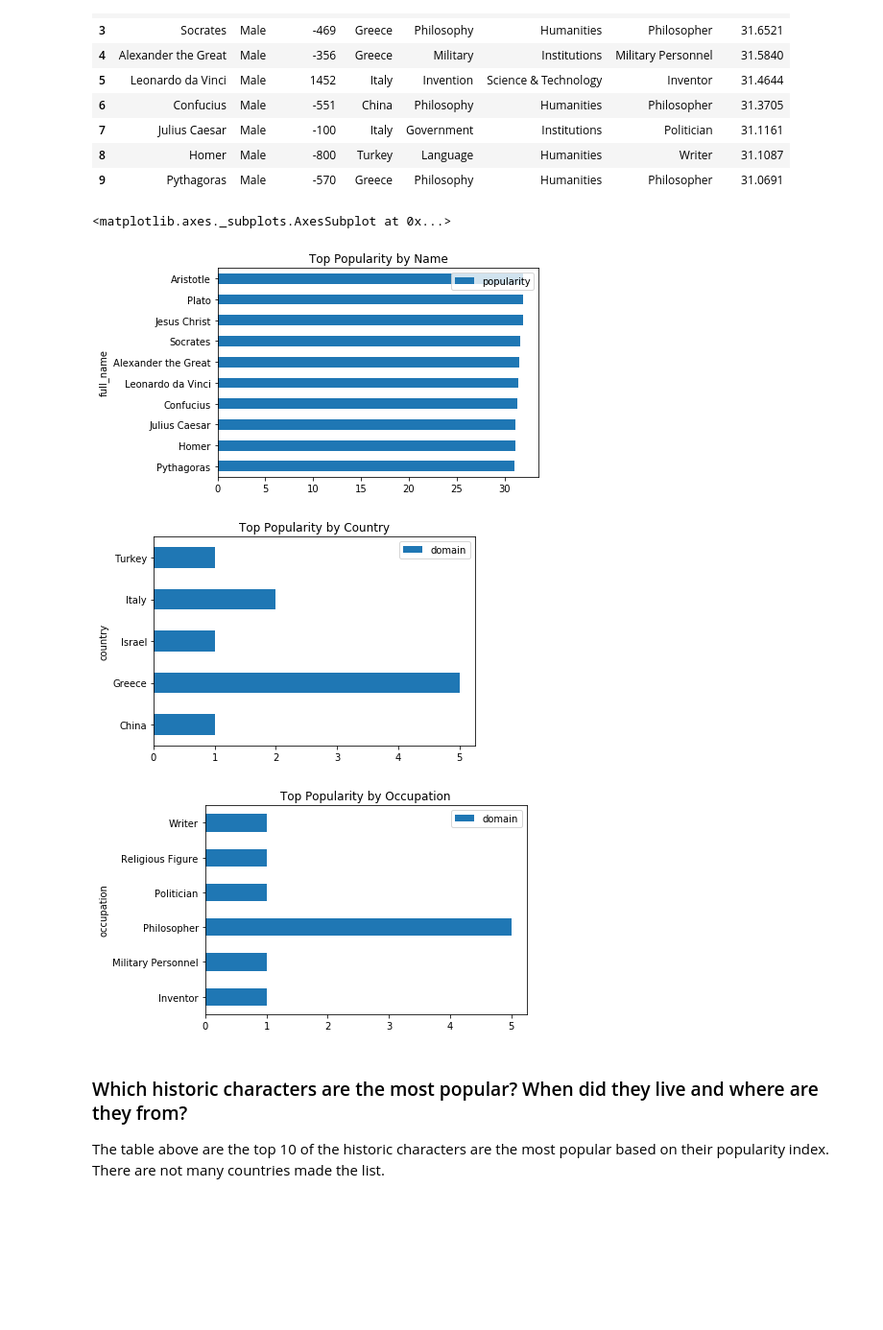
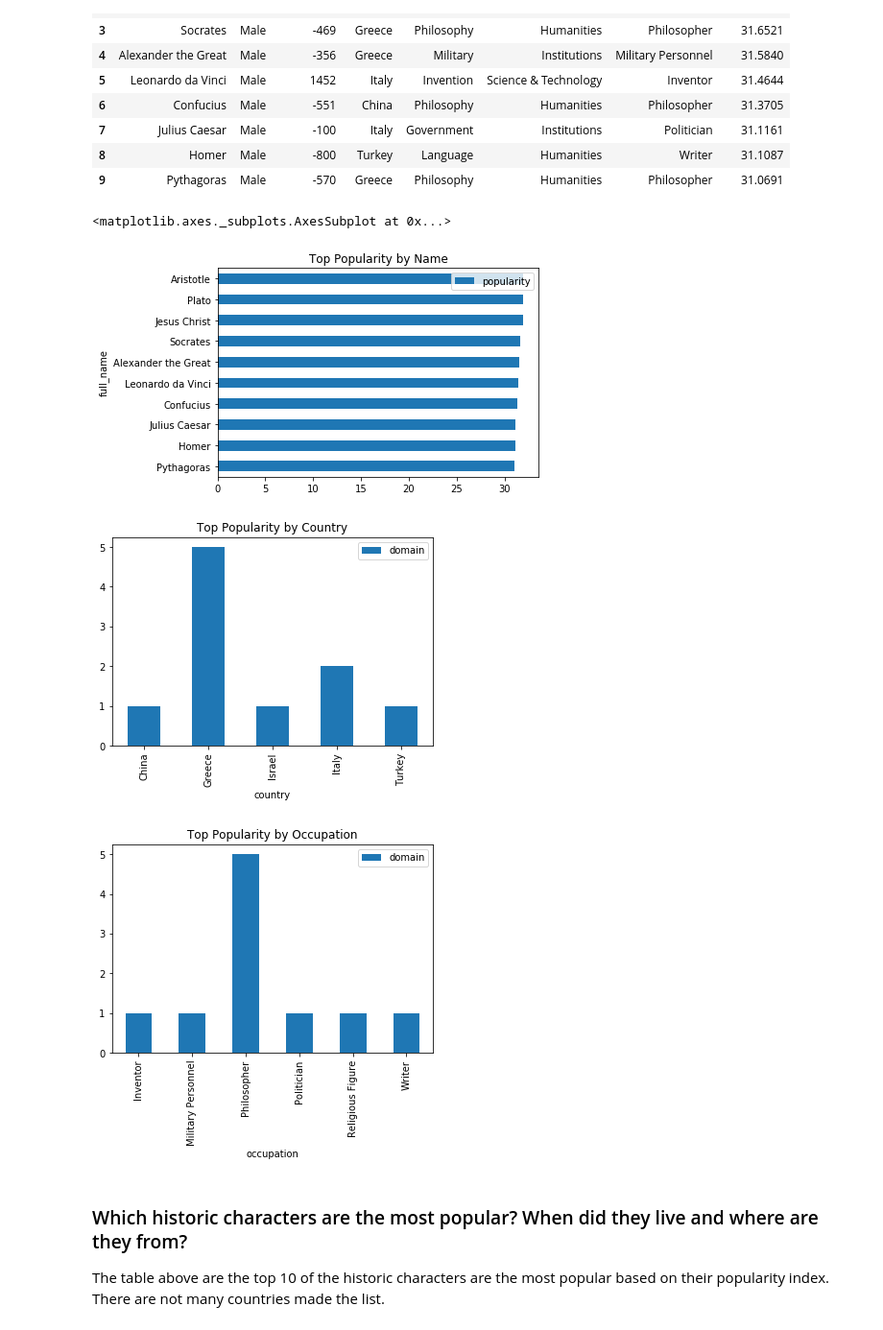
Before and after one commit to tbahng/ist652-final_project, a Jupyter notebook: Final_Project_Report.ipynb, the cells around one changed output. Shown at 96% size. Saved outputs shown, nothing was run; the diff lists cells and outputs as text; code cells hidden in the pictures; blank space fills up the shorter version.

```diff
--- a/Final_Project_Report.ipynb
+++ b/Final_Project_Report.ipynb
@@ -282,13 +285,13 @@ dfTopMostPopular
 | 9 | Pythagoras | Male | -570 | Greece | Philosophy | Humanities | Philosopher | 31.0691 |
 # %%
 pd.DataFrame(dfTopMostPopular.groupby(['full_name'])['popularity'].sum()).sort_values(by = ['popularity'], ascending = True).plot.barh(title="Top Popularity by Name")
-pd.DataFrame(dfTopMostPopular.groupby(['country'])['domain'].count()).plot.barh(title="Top Popularity by Country")
-pd.DataFrame(dfTopMostPopular.groupby(['occupation'])['domain'].count()).plot.barh(title="Top Popularity by Occupation")
+pd.DataFrame(dfTopMostPopular.groupby(['country'])['domain'].count()).plot.bar(title="Top Popularity by Country")
+pd.DataFrame(dfTopMostPopular.groupby(['occupation'])['domain'].count()).plot.bar(title="Top Popularity by Occupation")
 # %% [output]
 <matplotlib.axes._subplots.AxesSubplot at 0x...>
 [figure]
-[figure, old version]
+[figure, new version]
-[figure, old version]
+[figure, new version]
 # %% [markdown]
 ### Which historic characters are the most popular? When did they live and where are they from?
 The table above are the top 10 of the historic characters are the most popular based on their popularity index. There are not many countries made the list.
```
Also changed, not shown: parts of 3 cells of this notebook.
